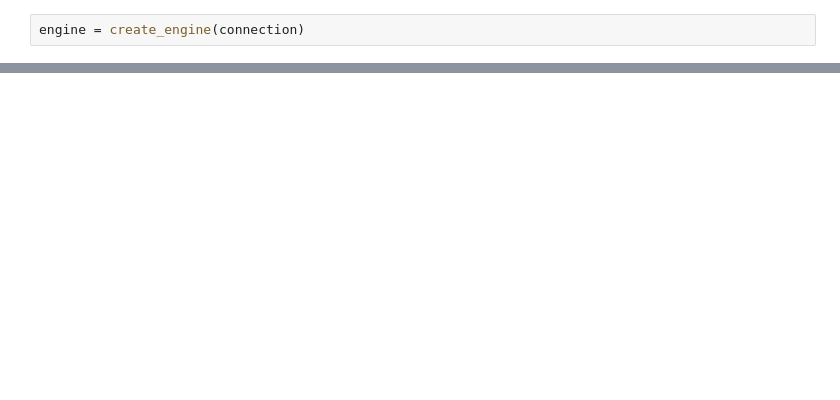
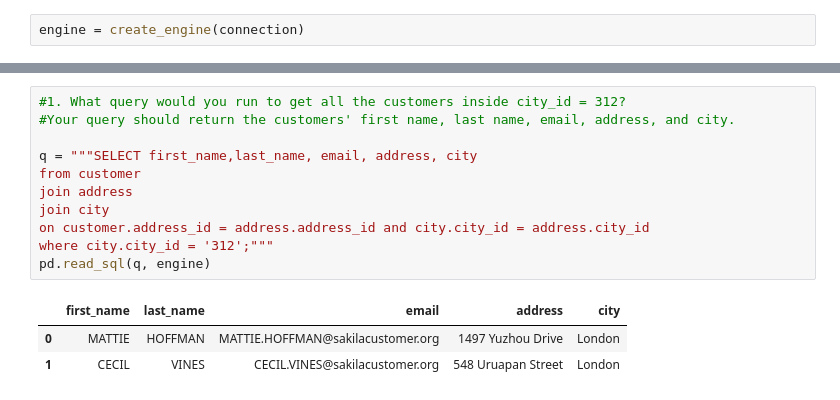
Before and after one commit to NombuleloZizi/Sakila, a Jupyter notebook: SakilaCore.ipynb, the cells around one changed output, grey strips where cells are left out. Cells and saved outputs as stored; diff of their text form; blank space fills up the shorter version.

```diff
--- a/SakilaCore.ipynb
+++ b/SakilaCore.ipynb
@@ -18,0 +25,15 @@ Engine(mysql+pymysql://root:***@1059@localhost/sakila)
+# %%
+#1. What query would you run to get all the customers inside city_id = 312?
+#Your query should return the customers' first name, last name, email, address, and city.
+
+q = """SELECT first_name,last_name, email, address, city
+from customer
+join address
+join city
+on customer.address_id = address.address_id and city.city_id = address.city_id
+where city.city_id = '312';"""
+pd.read_sql(q, engine)
+# %% [output]
+|  | first_name | last_name | email | address | city |
+| 0 | MATTIE | HOFFMAN | MATTIE.HOFFMAN@sakilacustomer.org | 1497 Yuzhou Drive | London |
+| 1 | CECIL | VINES | CECIL.VINES@sakilacustomer.org | 548 Uruapan Street | London |
```
Also changed, not shown: parts of 8 cells of this notebook.
